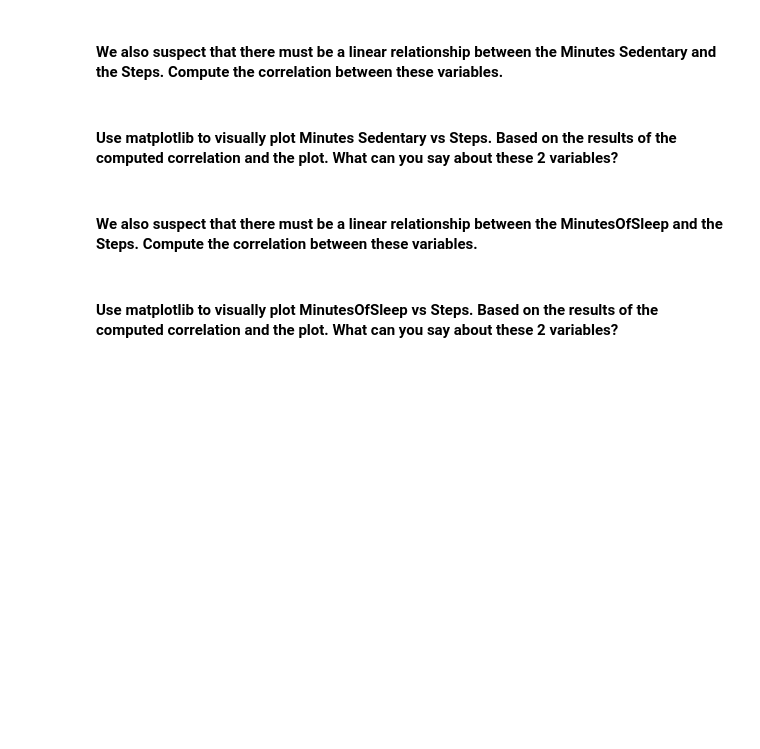
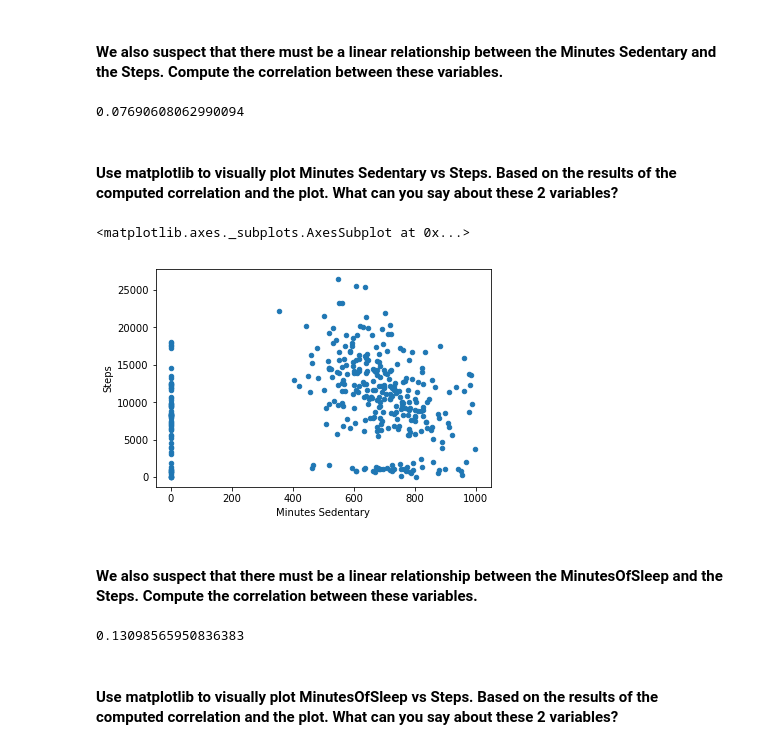
Before and after one commit to EduardoLPaez/data-labs, a Jupyter notebook: module-2/lab-pivot-table-and-correlation/your_code/main.ipynb, the cells around one changed output. Saved outputs shown, nothing was run; the diff lists cells and outputs as text; code cells hidden in the pictures; blank space fills up the shorter version.

```diff
--- a/module-2/lab-pivot-table-and-correlation/your_code/main.ipynb
+++ b/module-2/lab-pivot-table-and-correlation/your_code/main.ipynb
@@ -187,4 +251,14 @@ employee.pivot_table(index =['Department','Title'],
+# %%
+# your answer here
+fitbit['Minutes Sedentary'].corr(fitbit['Steps'],method = 'pearson')
+# nope, none at all.
+# %% [output]
+0.07690608062990094
 # %% [markdown]
 #### Use matplotlib to visually plot Minutes Sedentary vs Steps. Based on the results of the computed correlation and the plot. What can you say about these 2 variables?
 # %%
 # your answer here
+fitbit.plot('Minutes Sedentary','Steps', kind= 'scatter')
+# %% [output]
+<matplotlib.axes._subplots.AxesSubplot at 0x...>
+[figure, added]
@@ -197,2 +272,8 @@ employee.pivot_table(index =['Department','Title'],
+# %%
+# your answer here
+fitbit['MinutesOfSleep'].corr(fitbit['Steps'],method = 'pearson')
+# as before, not much of a linear relationship.
+# %% [output]
+0.13098565950836383
 # %% [markdown]
 #### Use matplotlib to visually plot MinutesOfSleep vs Steps. Based on the results of the computed correlation and the plot. What can you say about these 2 variables?
```
Also changed, not shown: parts of 34 cells of this notebook, 1 other file.
